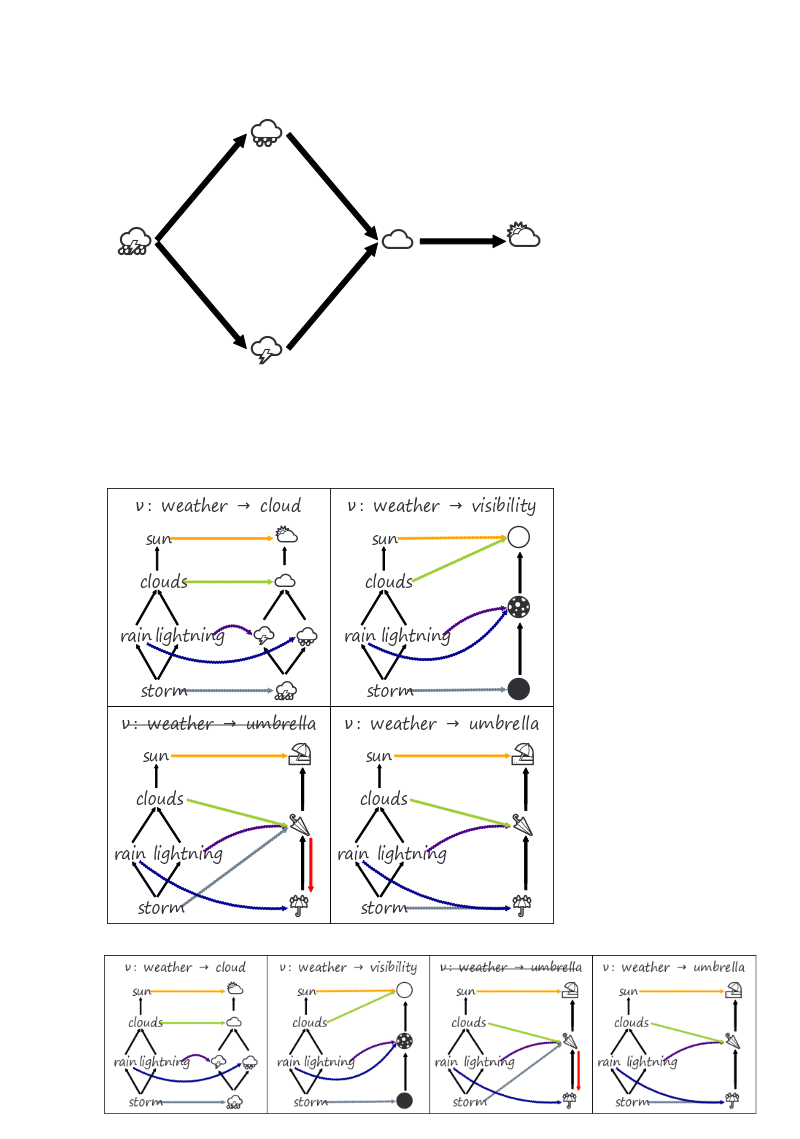
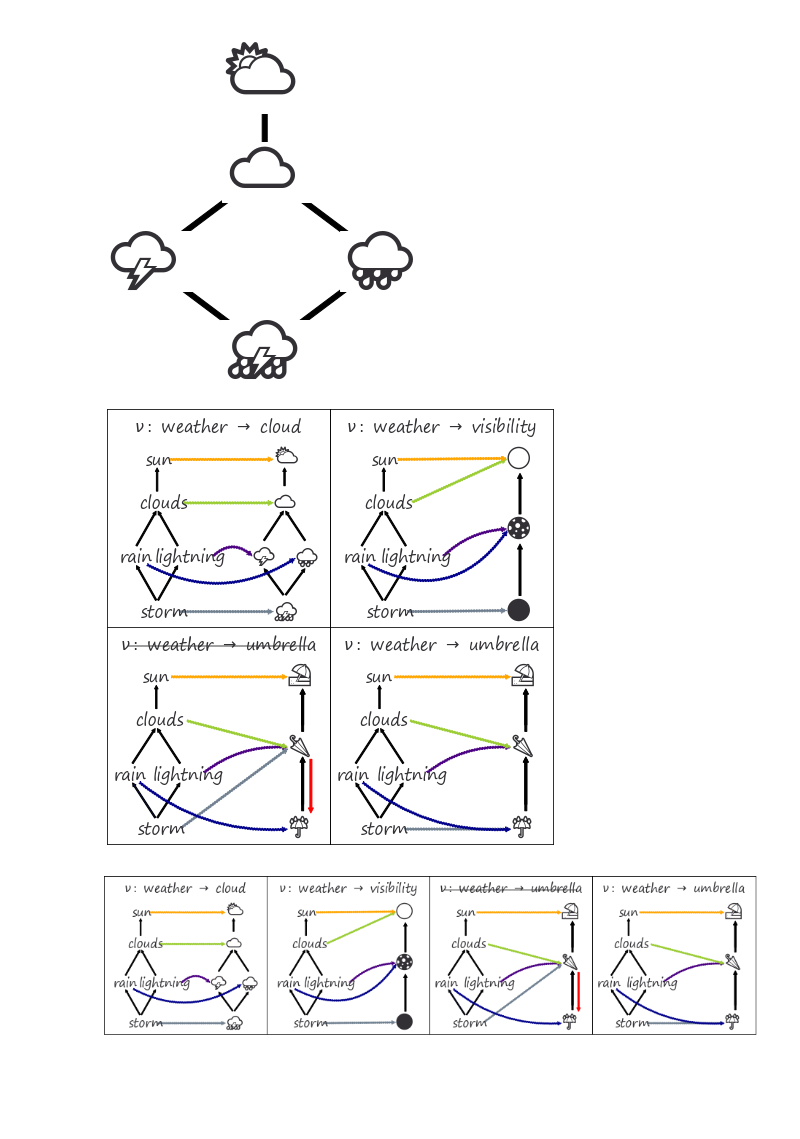
Before and after one commit to story645/proposal, a Jupyter notebook: figures/monoid_weather.ipynb, the cells around one changed output. Drawn from its saved outputs; the diff is of its cells as text; code cells hidden in the pictures; blank space fills up the shorter version.

Commit message:
color coding to clean up explainations

```diff
--- a/figures/monoid_weather.ipynb
+++ b/figures/monoid_weather.ipynb
@@ -38,12 +38,12 @@ def make_graph(ax, graph, flag=None, color = 'k', fcolor='red', ms=10):
     for (bottom, top) in graph:
         source = bottom[0], bottom[1]
         target = top[0], top[1]
-        e = mpatches.FancyArrowPatch(source, target, transform=ax.transData, color=color, mutation_scale=ms)
+        e = mpatches.FancyArrowPatch(source, target, zorder=-10, transform=ax.transData, color=color, mutation_scale=ms)
         ax.add_patch(e)
     for (bottom, top) in flag:
         source = bottom[0], bottom[1]
         target = top[0], top[1]
-        e = mpatches.FancyArrowPatch(source, target, transform=ax.transData,mutation_scale=ms, color=fcolor)
+        e = mpatches.FancyArrowPatch(source, target, zorder=-10, transform=ax.transData,mutation_scale=ms, color=fcolor)
         ax.add_patch(e)
 
 def hasse_full(ax, nu, graph, flag=None, text_kw=None, ms=7, fcolor=None):
@@ -55,26 +55,30 @@ def hasse_full(ax, nu, graph, flag=None, text_kw=None, ms=7, fcolor=None):
     make_graph(ax, graph, flag, ms=ms, fcolor=fcolor)
     return
 # %%
-fig, ax = plt.subplots(figsize=(8,8))
-bg, cg, tg = np.array([.25, .5, .75])
-lg, m1g, m2g, rg = np.array([.1, .35, .6, .8])+.1
-syp = .065
-typ = .01
-text_kwf = {'fontsize':30, 'fontfamily':'Segoe UI Emoji', 'ha':'center', 'va':'center'}
-p = {'⛈️': (lg, cg), '🌩️':(m1g, bg),  '🌧️':(m1g,tg),'☁️':(m2g, cg), '⛅':(rg,cg)}
-xpad = .075
-g =[[(lg,cg), (m1g-xpad, bg)],
-    [(lg,cg), (m1g-xpad, tg)],
-    [(m1g,tg), (m2g-xpad, cg)],
-    [(m1g, bg), (m2g-xpad, cg)],
-    [(m2g, cg), (rg-.03, cg)]]
+fig, ax = plt.subplots(figsize=(6,6))
+bg, cg, tg = np.array([.1, .5, .9])
+lg, m1g, m2g, rg = np.array([0, .3, .6, .9])
+text_kwf = {'fontsize':62, 'fontfamily':'Segoe UI Emoji', 'ha':'center', 'va':'center',
+            'bbox':{'facecolor':'white', 'pad':0, 'edgecolor':'white'}}
+xp = .135
+p = {'⛈️': (cg+xp, lg), '🌩️':(bg+xp, m1g),  '🌧️':(tg+xp, m1g),'☁️':(cg+xp, m2g), '⛅':(cg-.015, rg)}
+
+ytp = 0
+
+g =[[(cg, lg+ytp), (bg, m1g)],
+    [(cg, lg+ytp), (tg, m1g)],
+    [(tg, m1g+ytp), (cg, m2g)],
+    [(bg, m1g+ytp), (cg, m2g)],
+    [(cg, m2g+ytp), (cg, rg)]]
+
 hasse_full(ax, p, g, text_kw=text_kwf, ms=25)
 ax.axis('off')
-ax.set(xlim=(.1, .95), ylim=(0, 1), facecolor="white")
+ax.set_aspect('equal')
+ax.set(xlim=(.1, .95), ylim=(0, 1.1), facecolor="white")
 #fig.savefig(slide_path/"graph.png", bbox_inches='tight', facecolor="white")
-fig.savefig(proposal_path/"graph.png", bbox_inches='tight', facecolor='white')
+fig.savefig(proposal_path/"graph.png", bbox_inches='tight', facecolor='white',)
 # %% [output]
-[figure, old version]
+[figure, new version]
 # %%
 fontsize=16
 
@@ -249,7 +253,7 @@ fontsize=16
 fig.savefig(paper_path/"monoid_equivariant.png", bbox_inches='tight', facecolor='white' )
 fig.savefig(proposal_path/"monoid_equivariant.png", bbox_inches='tight', facecolor='white')
 # %% [output]
-[figure, old version]
+[figure, new version]
 # %%
 fontsize=16
 
```
Also changed, not shown: parts of 3 cells of this notebook, 7 other files.
